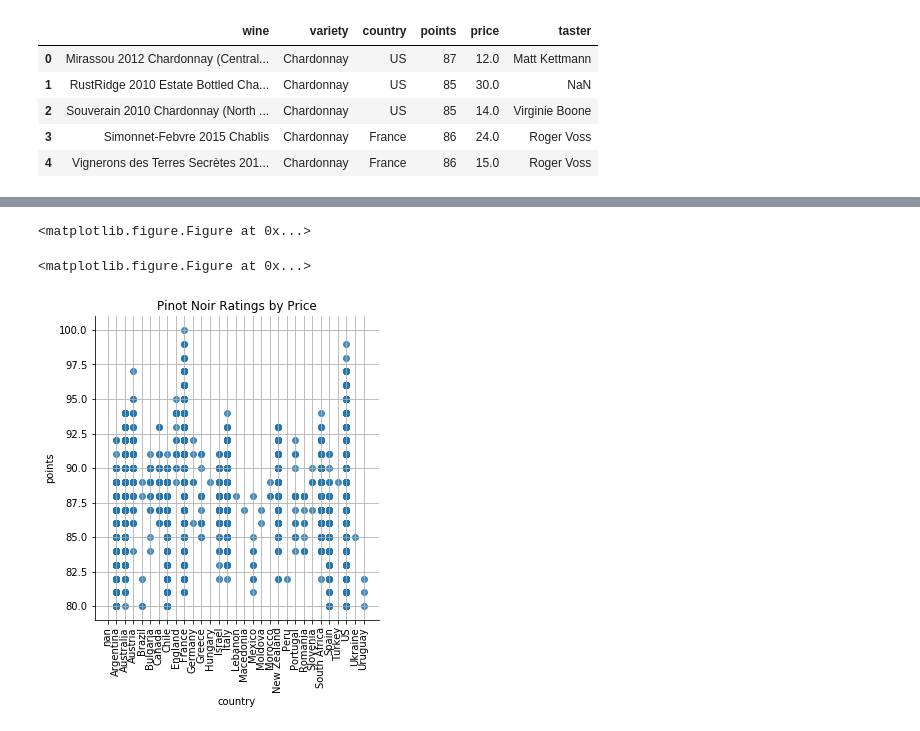
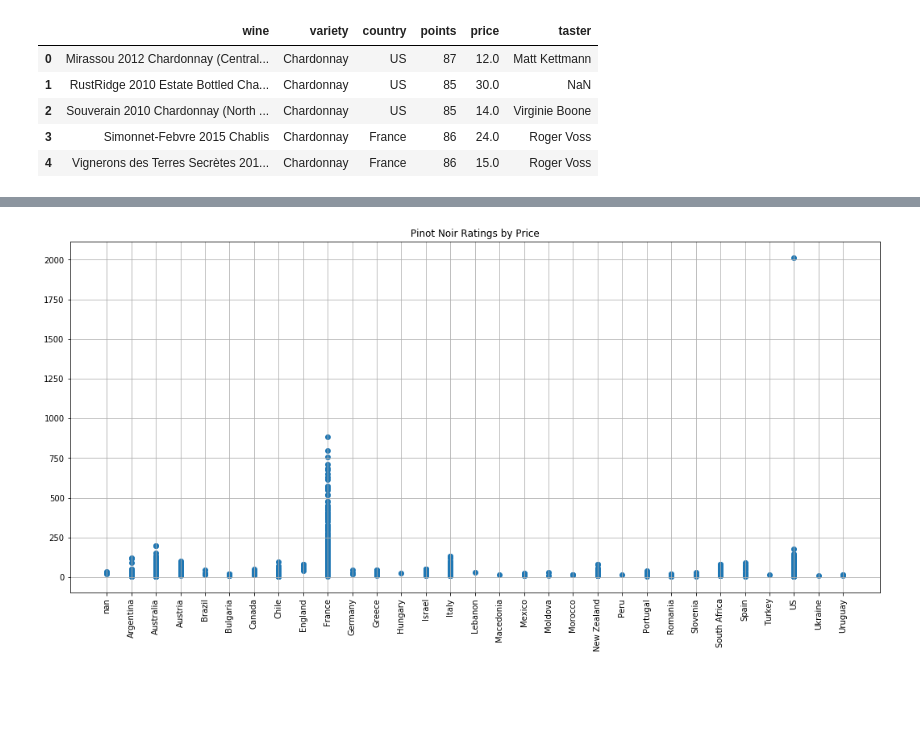
Before and after one commit to ENGRMike/GWProjectOne, a Jupyter notebook: VinyardDataAnalysis_sm_char.ipynb, the cells around one changed output, grey strips where cells are left out. Saved outputs shown, nothing was run; the diff lists cells and outputs as text; code cells hidden in the pictures; blank space fills up the shorter version.

```diff
--- a/VinyardDataAnalysis_sm_char.ipynb
+++ b/VinyardDataAnalysis_sm_char.ipynb
@@ -37,12 +56,11 @@ plt.show()
 [figure]
 # %%
 plt.figure(figsize=(18,8))
-sns.lmplot(x='country',y='points', data = char_df, fit_reg = False)
+plt.scatter(x='country',y='price', data = char_df)
+
 plt.xticks(rotation="vertical")
 plt.title('Pinot Noir Ratings by Price')
 plt.grid()
 plt.show()
 # %% [output]
-<matplotlib.figure.Figure at 0x...>
-<matplotlib.figure.Figure at 0x...>
-[figure, old version]
+[figure, new version]
```
Also changed, not shown: parts of 3 cells of this notebook, 2 other files.
